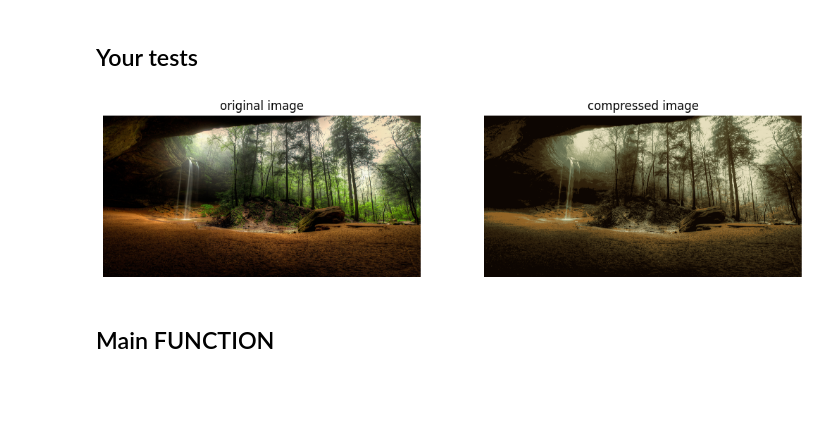
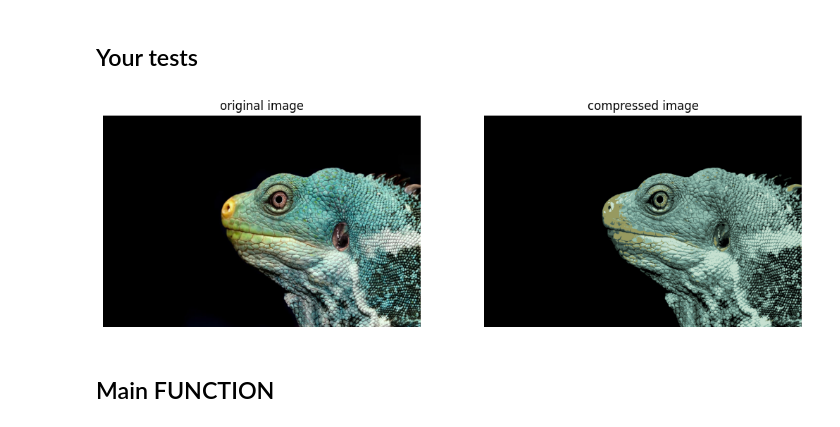
Before and after one commit to PhuocHoan/Color-Compression, a Jupyter notebook: 22127119.ipynb, the cells around one changed output. Drawn from its saved outputs; the diff is of its cells as text; code cells hidden in the pictures; blank space fills up the shorter version.

Commit message:
update project

```diff
--- a/22127119.ipynb
+++ b/22127119.ipynb
@@ -183,37 +183,34 @@ def compressed_image_color(original_image: np.ndarray) -> np.ndarray:
 # YOUR CODE HERE
 from sklearn.cluster import KMeans
 
-# img_path = "/mnt/c/Users/phuoc/Work Space/My Uni/Applied Mathematics and Statistics/Lab/Project 1 - lab 02/lizard-8787888_1280.png" # image path to input
+img_path = "/mnt/c/Users/phuoc/Work Space/My Uni/Applied Mathematics and Statistics/Lab/Project 1 - lab 02/lizard-8787888_1280.png" # image path to input
 # img_path = "/mnt/c/Users/phuoc/Work Space/My Uni/Applied Mathematics and Statistics/Lab/Project 1 - lab 02/pexels-jack-atkinson-1289771108-25935100.jpg" # image path to input
-# img_path = "/mnt/c/Users/phuoc/Work Space/My Uni/Applied Mathematics and Statistics/Lab/Project 1 - lab 02/download.jpg" # image path to input
-# img_path = "/mnt/c/Users/phuoc/Work Space/My Uni/Applied Mathematics and Statistics/Lab/Project 1 - lab 02/pexels-sanaan-3052361.jpg"
-img_path = "/mnt/c/Users/phuoc/Work Space/My Uni/Applied Mathematics and Statistics/Lab/Project 1 - lab 02/pxfuel.jpg" # image path to input
 
 image = read_img(img_path)
 
 if image is None:
     print("Please provide a valid image path.")
 else:
     original_image = np.array(image, dtype=np.uint8)
     original_shape = original_image.shape
     img_1d = convert_img_to_1d(original_image)
     kmeans_test = KMeans(n_clusters=7).fit(img_1d)
     compressed_image = generate_2d_img(original_shape, kmeans_test.cluster_centers_, kmeans_test.labels_)
 
     plt.figure(figsize=(6.4*2, 4.8*2))
 
     plt.subplot(1, 2, 1)
     plt.title("original image")
     plt.axis("off")
     plt.imshow(original_image)
 
     plt.subplot(1, 2, 2)
     plt.title("compressed image")
     plt.axis("off")
     plt.imshow(compressed_image)
 
     plt.show()
 # %% [output]
-[figure, old version]
+[figure, new version]
 # %% [markdown]
 ## Main FUNCTION
```
Also changed, not shown: parts of 3 cells of this notebook, 1 other file.
